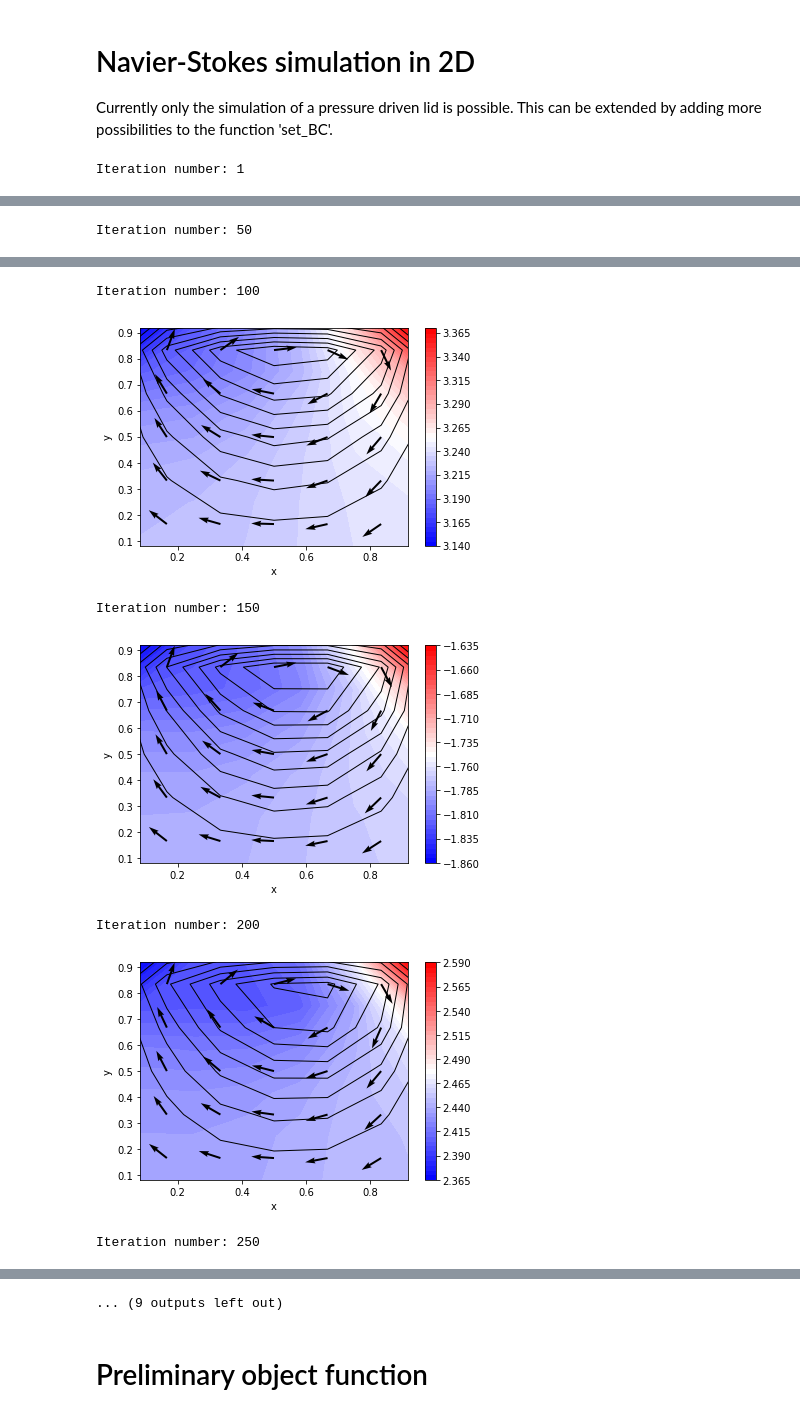
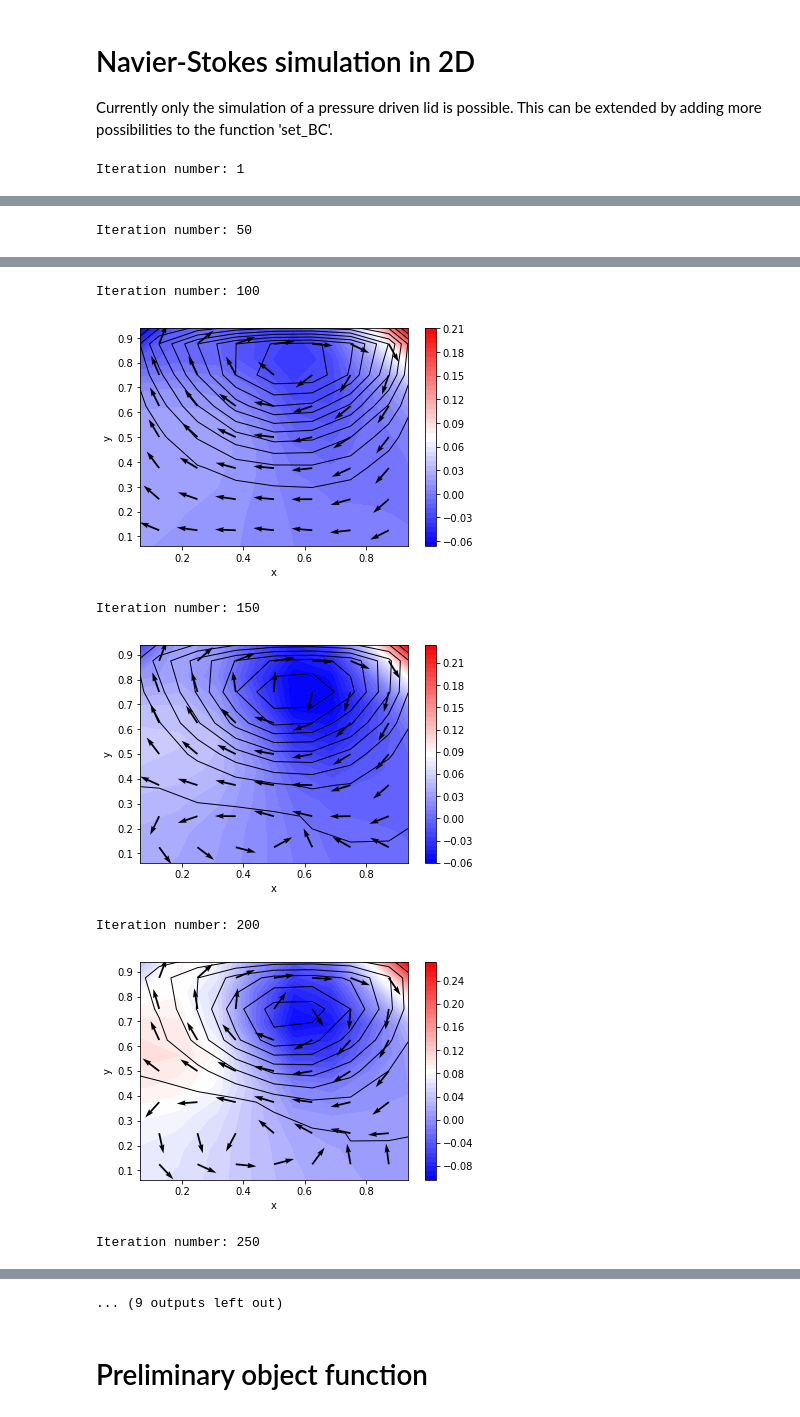
Before and after one commit to VHeusinkveld/2D_Incompressible_NV_Solver-CP4, a Jupyter notebook: Execute_simulation.ipynb, the cells around one changed output, grey strips where cells are left out. Cells and saved outputs as stored; diff of their text form; code cells hidden in the pictures.

```diff
--- a/Execute_simulation.ipynb
+++ b/Execute_simulation.ipynb
@@ -21,8 +21,8 @@ const = SimpleNamespace()
 const.Re = 1e2      # Reynolds number
 const.dt = 1e-2     # time step
 const.tf = 4e0      # final time
-const.nx = 6       # number of x-gridpoints
-const.ny = 6       # number of y-gridpoints
+const.nx = 8       # number of x-gridpoints
+const.ny = 8       # number of y-gridpoints
 const.nsteps = 10   # step interval for graphic output
 const.lx = 1        # width of box
 const.ly = 1        # height of box
@@ -41,12 +41,17 @@ data = initialisation(const, data)
 bc = SimpleNamespace()
 bc = set_BC(const, bc, 'lid')
 
+## Object
+obj = SimpleNamespace(sort = 'Circle')
+obj = creat_obj(const, obj)
+
 # Boundary matrices
 const.Ubc , const.Vbc = set_BM(const, bc) # Maybe change const. to bc.
 
 # Operator matrices on P, U, V, Q respectively
 LP = SimpleNamespace()
 LP = laplacian(const, LP)
+LP = laplace_obj(const, LP, obj)
 LP = cholesky_decomposition(LP)
 
 # Simulation
@@ -62,7 +67,7 @@ Iteration number: 50
 Iteration number: 100
-[figure, old version]
+[figure, new version]
 Iteration number: 150
-[figure, old version]
+[figure, new version]
 Iteration number: 200
-[figure, old version]
+[figure, new version]
 Iteration number: 250
```
Also changed, not shown: parts of 6 cells of this notebook.
